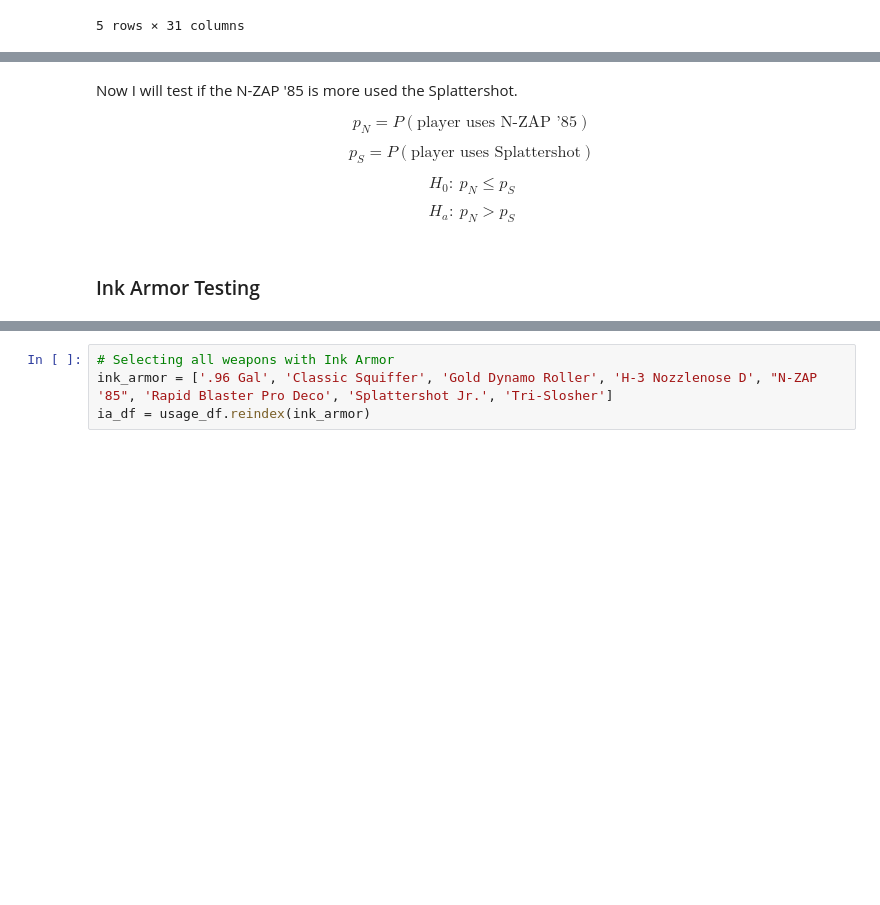
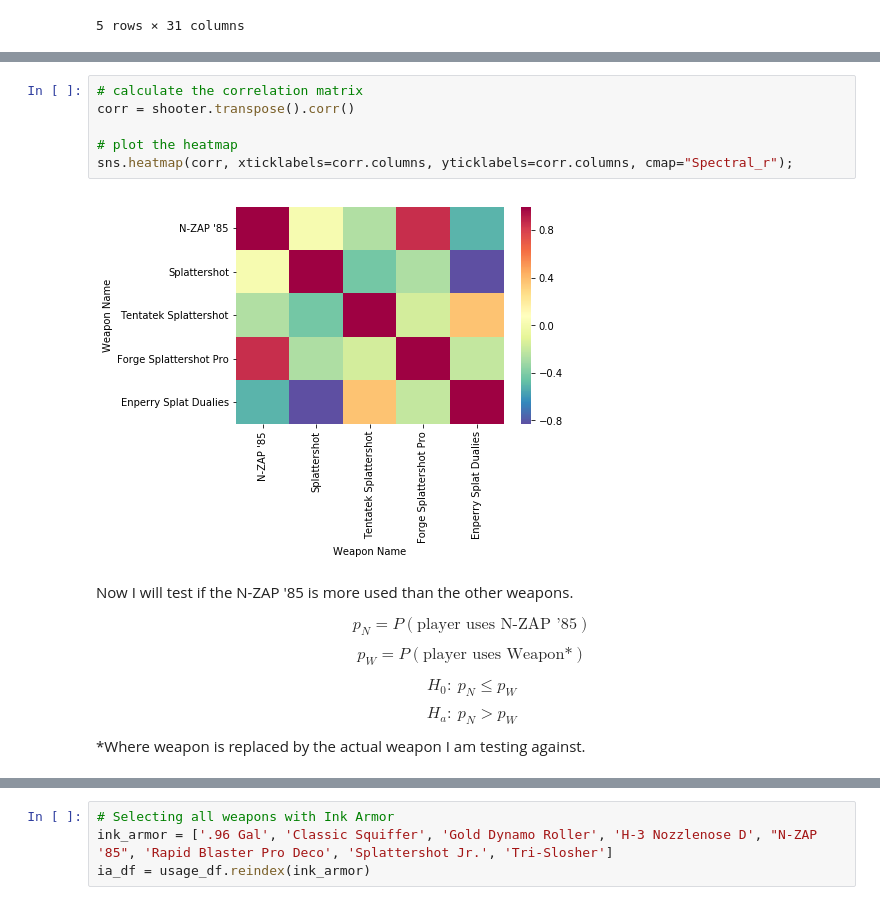
Before and after one commit to Rokushou/Splatoon2_Meta_EDA, a Jupyter notebook: EDA.ipynb, the cells around one changed output, grey strips where cells are left out. Drawn from its saved outputs; the diff is of its cells as text; blank space fills up the shorter version.

```diff
--- a/EDA.ipynb
+++ b/EDA.ipynb
@@ -300,12 +301,19 @@ spaghetti(shooter, 'shooters')
 # %% [output]
 [figure]
+# %%
+# calculate the correlation matrix
+corr = shooter.transpose().corr()
+
+# plot the heatmap
+sns.heatmap(corr, xticklabels=corr.columns, yticklabels=corr.columns, cmap="Spectral_r");
+# %% [output]
+[figure, added]
 # %% [markdown]
-Now I will test if the N-ZAP '85 is more used the Splattershot.
+Now I will test if the N-ZAP '85 is more used than the other weapons.
 
 $$ p_N = P(\text{player uses N-ZAP '85}) $$
-$$ p_S = P(\text{player uses Splattershot}) $$
+$$ p_W = P(\text{player uses Weapon*}) $$
 
-$$ H_0: \ p_N \leq p_S $$
-$$ H_a: \ p_N > p_S $$
+$$ H_0: \ p_N \leq p_W $$
+$$ H_a: \ p_N > p_W $$
+*Where weapon is replaced by the actual weapon I am testing against.
-# %% [markdown]
-### Ink Armor Testing
```
Also changed, not shown: parts of 13 cells of this notebook, 1 other file.
